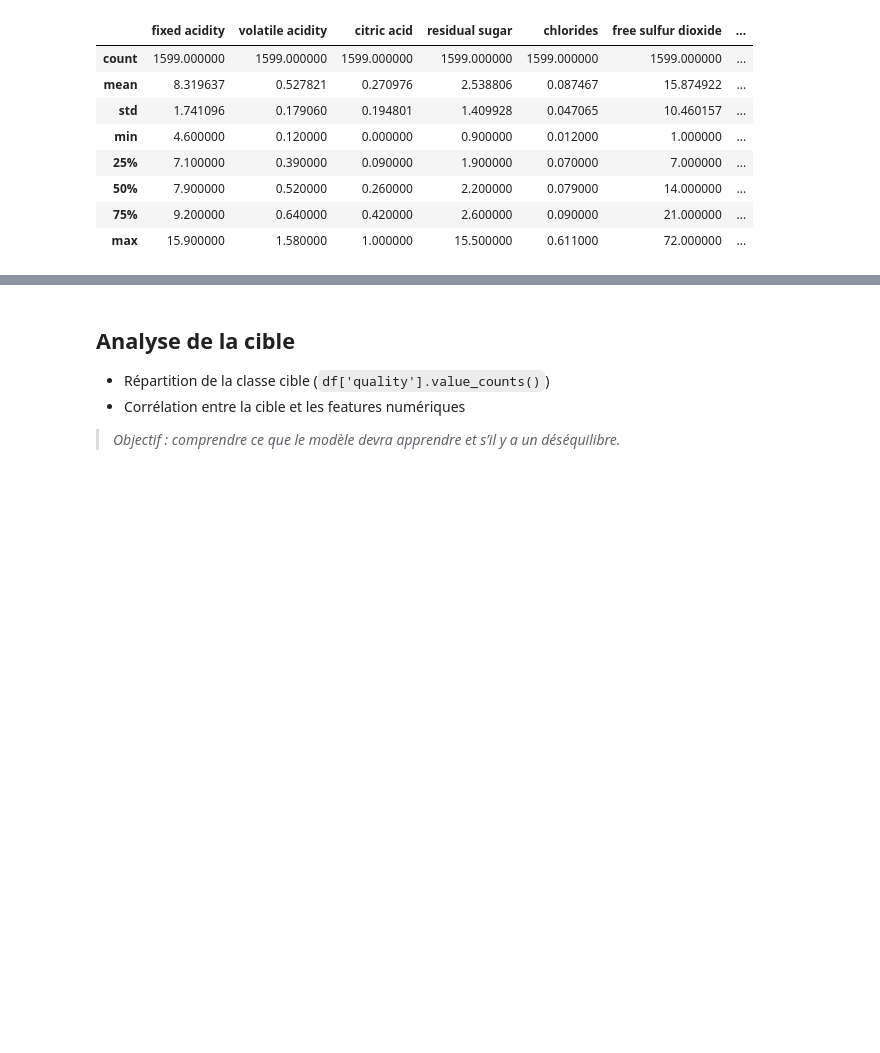
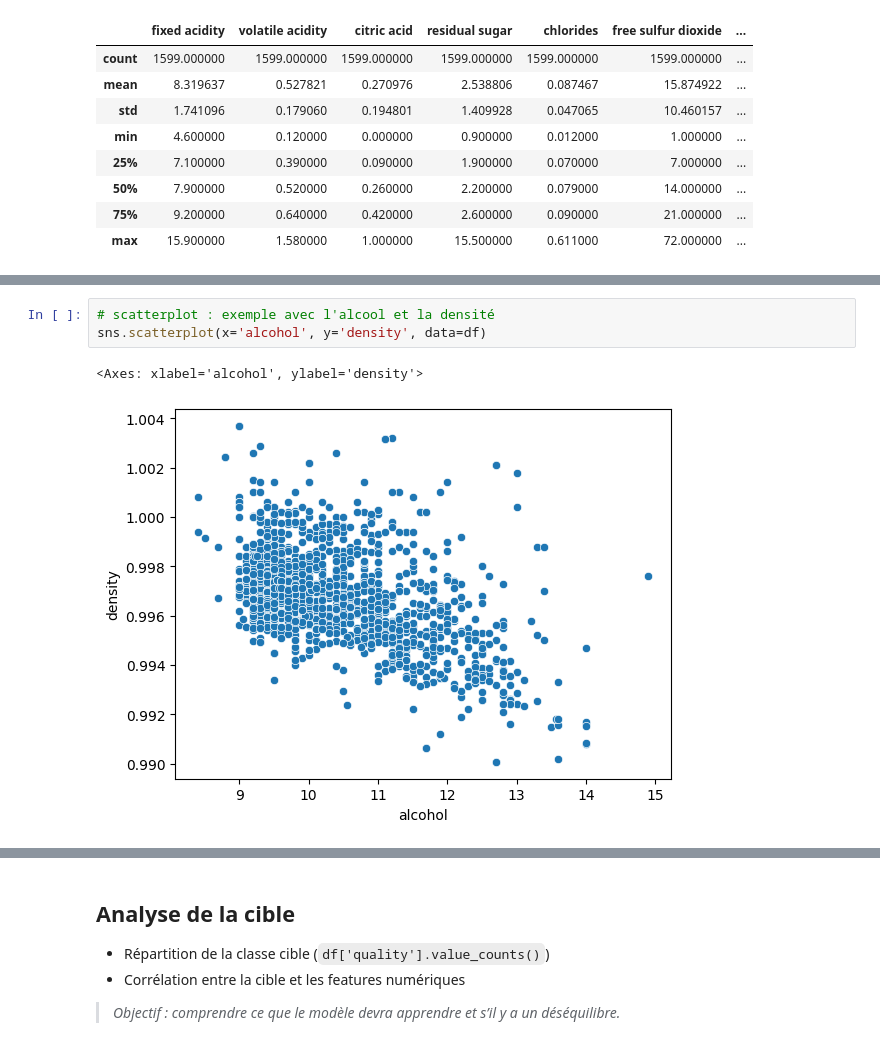
Before and after one commit to Louisq05/wine_quality_ML, a Jupyter notebook: notebooks/01_eda.ipynb, the cells around one changed output, grey strips where cells are left out. Drawn from its saved outputs; the diff is of its cells as text; blank space fills up the shorter version.

```diff
--- a/notebooks/01_eda.ipynb
+++ b/notebooks/01_eda.ipynb
@@ -146,0 +194,6 @@ df.describe()    # statistiques de base
+# %%
+# scatterplot : exemple avec l'alcool et la densité
+sns.scatterplot(x='alcohol', y='density', data=df)
+# %% [output]
+<Axes: xlabel='alcohol', ylabel='density'>
+[figure, added]
```
Also changed, not shown: parts of 10 cells of this notebook.
